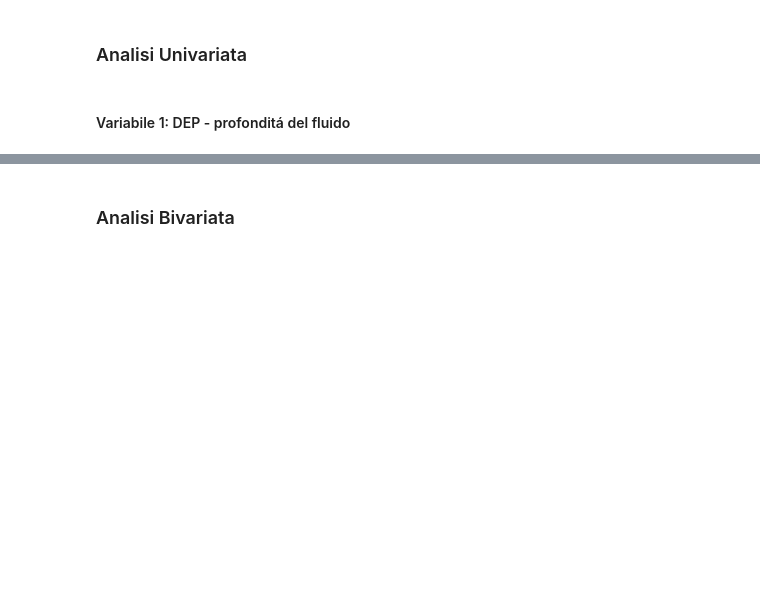
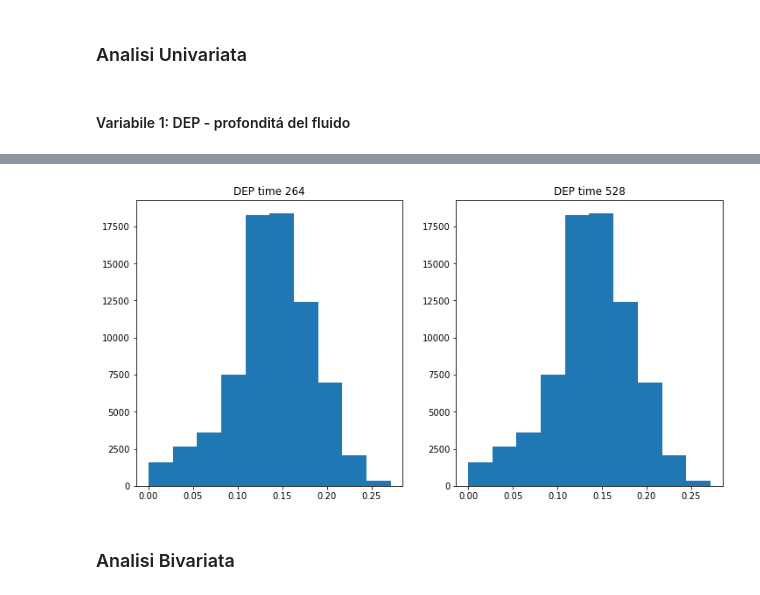
Before and after one commit to halixness/swe-nn-tesi, a Jupyter notebook: notebooks/03-data-understanding.ipynb, the cells around one changed output, grey strips where cells are left out. Drawn from its saved outputs; the diff is of its cells as text; code cells hidden in the pictures; blank space fills up the shorter version.

```diff
--- a/notebooks/03-data-understanding.ipynb
+++ b/notebooks/03-data-understanding.ipynb
@@ -123,3 +133,17 @@ _ = plt.hist(np.unique(dep))
+# %%
+fig, axs = plt.subplots(1, 2, figsize=(12,6))
+
+interval = int(timesteps.shape[0]/4)
+
+axs[0].hist(np.unique(dep4))
+axs[0].set_title("DEP time {}".format(2*interval))
+
+axs[1].hist(np.unique(dep4))
+axs[1].set_title("DEP time {}".format(4*interval))
+
+fig.subplots_adjust(hspace=0.5)
+# %% [output]
+[figure, added]
 # %%
 # box_plot_timesteps(timesteps, 2, "Velocitá flussi Y")
 # %% [markdown]
```
Also changed, not shown: parts of 9 cells of this notebook, 2 other files.
